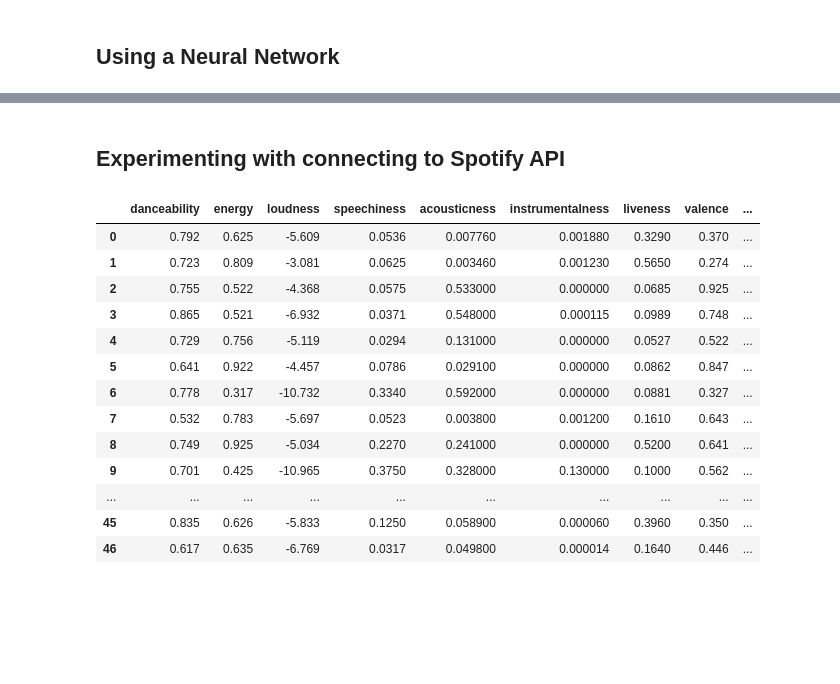
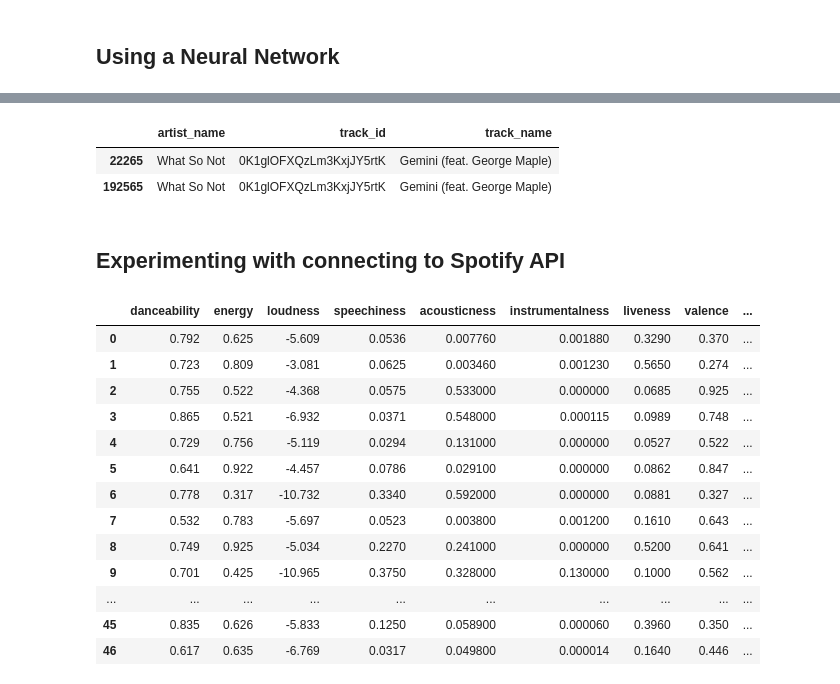
Before and after one commit to mtoce/MachineLearning, a Jupyter notebook: spotify.ipynb, the cells around one changed output, grey strips where cells are left out. Cells and saved outputs as stored; diff of their text form; code cells hidden in the pictures; blank space fills up the shorter version.

```diff
--- a/spotify.ipynb
+++ b/spotify.ipynb
@@ -249,6 +247,3 @@ import matplotlib.pyplot as plt
 import seaborn as sns; sns.set()  # for plot styling
 # %% [markdown]
 ## Using a Neural Network
-# %%
-spotify = pd.read_csv('https://raw.githubusercontent.com/BW-pilot/MachineLearning/master/CSVs/spotify_final.csv')
-spotify.head()
@@ -261,0 +250,31 @@ spotify.head()
+# %%
+def clean2():
+    """
+    spotify, identify = load_and_clean()
+    """
+    df = pd.read_csv('https://raw.githubusercontent.com/BW-pilot/MachineLearning/master/CSVs/spotify_final.csv')
+
+    # spotify = spotify.drop(columns=['genre',
+    #                                 'mode',
+    #                                 'time_signature',
+    #                                 'key',
+    #                                 'popularity',
+    #                                 'duration_ms',
+    #                                 'speechiness'])
+    # spotify.to_csv('spotify_final.csv')
+
+    # dataframe that serves to identify songs
+    identify = df[['artist_name', 'track_id', 'track_name']]
+
+    # identify.to_csv('identify_tracks.csv')
+
+    # dataframe consisting of audio features we want to train on
+    df = df.drop(columns = ['artist_name',
+                                    'track_name'])
+
+    track_id = df.pop('track_id')
+    df['id'] = track_id
+
+    return df, identify
+
+df, identify = clean2()
@@ -361,3 +409,9 @@ TypeError: can only concatenate str (not "list") to str
+# %%
+identify[identify['track_id'] == '0K1glOFXQzLm3KxjJY5rtK']
+# %% [output]
+|  | artist_name | track_id | track_name |
+| 22265 | What So Not | 0K1glOFXQzLm3KxjJY5rtK | Gemini (feat. George Maple) |
+| 192565 | What So Not | 0K1glOFXQzLm3KxjJY5rtK | Gemini (feat. George Maple) |
 # %% [markdown]
 ## Experimenting with connecting to Spotify API
 # %%
```
Also changed, not shown: parts of 11 cells of this notebook, 1 other file.
